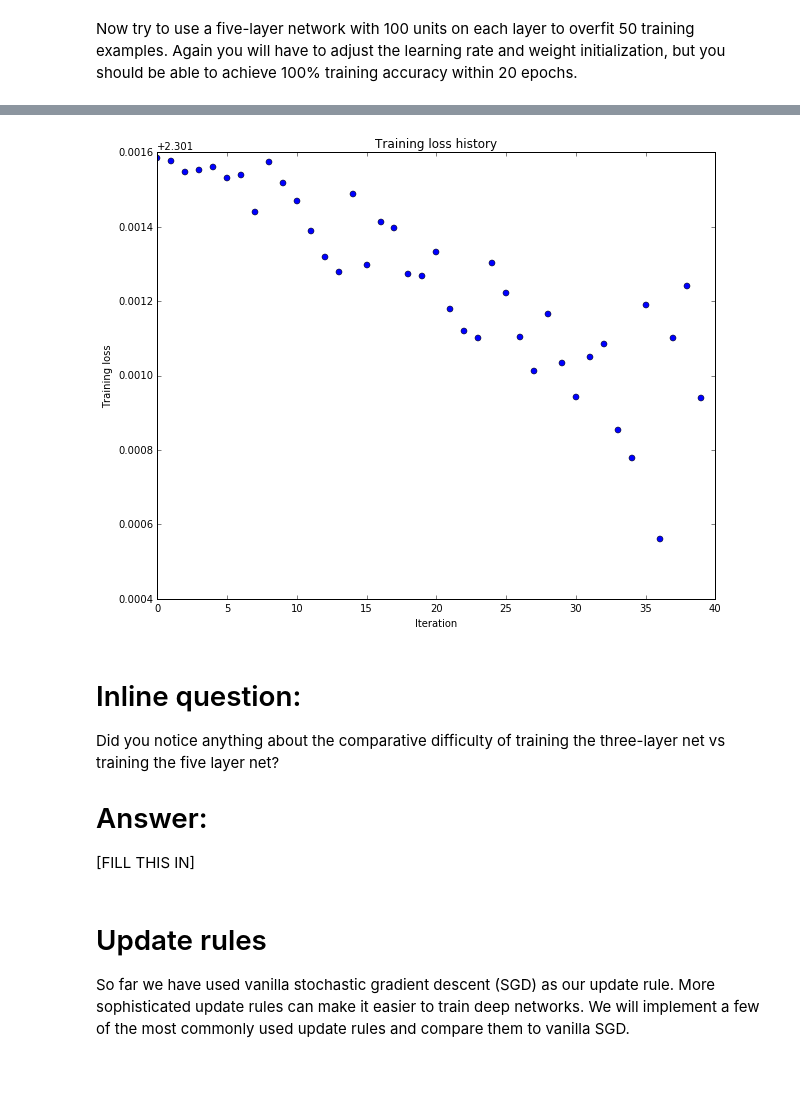
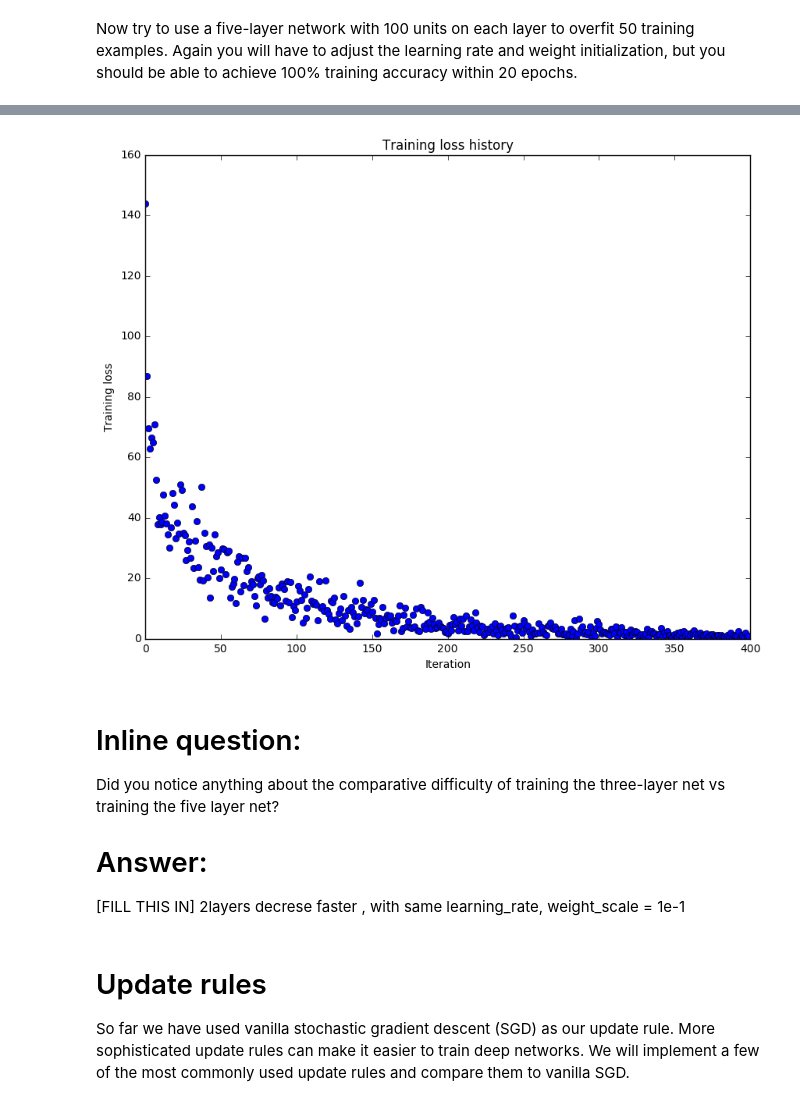
Before and after one commit to wuoshiwzm/cs231n, a Jupyter notebook: assignment2/FullyConnectedNets.ipynb, the cells around one changed output, grey strips where cells are left out. Cells and saved outputs as stored; diff of their text form; code cells hidden in the pictures; blank space fills up the shorter version.

```diff
--- a/assignment2/FullyConnectedNets.ipynb
+++ b/assignment2/FullyConnectedNets.ipynb
@@ -506,7 +518,7 @@ Now try to use a five-layer network with 100 units on each layer to overfit 50 t
 # %%
 # TODO: Use a five-layer Net to overfit 50 training examples.
 
-num_train = 50
+num_train = 500
 small_data = {
   'X_train': data['X_train'][:num_train],
   'y_train': data['y_train'][:num_train],
@@ -514,8 +526,9 @@ small_data = {
   'y_val': data['y_val'],
 }
 
-learning_rate = 1e-3
+learning_rate = 1e-4
 weight_scale = 1e-5
+weight_scale = 1e-1
 model = FullyConnectedNet([100, 100, 100, 100],
                 weight_scale=weight_scale, dtype=np.float64)
 solver = Solver(model, small_data,
@@ -553,10 +566,11 @@ plt.show()
-[figure, old version]
+[figure, new version]
 # %% [markdown]
 # Inline question:
 Did you notice anything about the comparative difficulty of training the three-layer net vs training the five layer net?
 
 # Answer:
 [FILL THIS IN]
+2layers decrese faster , with same learning_rate, weight_scale = 1e-1
 # %% [markdown]
 # Update rules
 So far we have used vanilla stochastic gradient descent (SGD) as our update rule. More sophisticated update rules can make it easier to train deep networks. We will implement a few of the most commonly used update rules and compare them to vanilla SGD.
```
Also changed, not shown: parts of 15 cells of this notebook, 4 other files.
